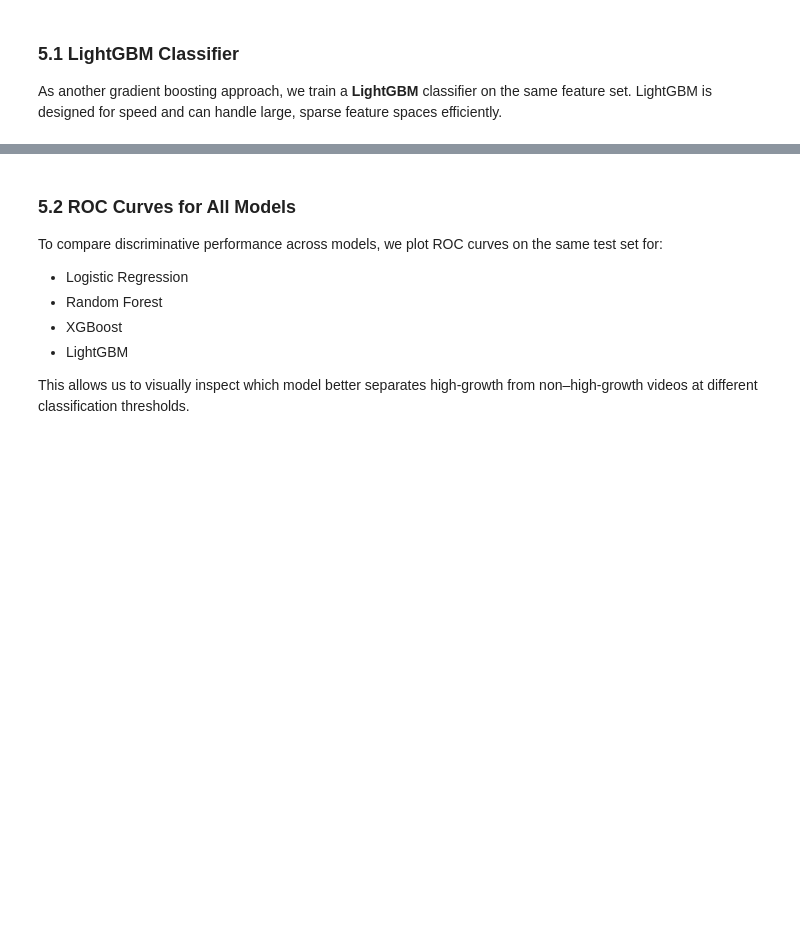
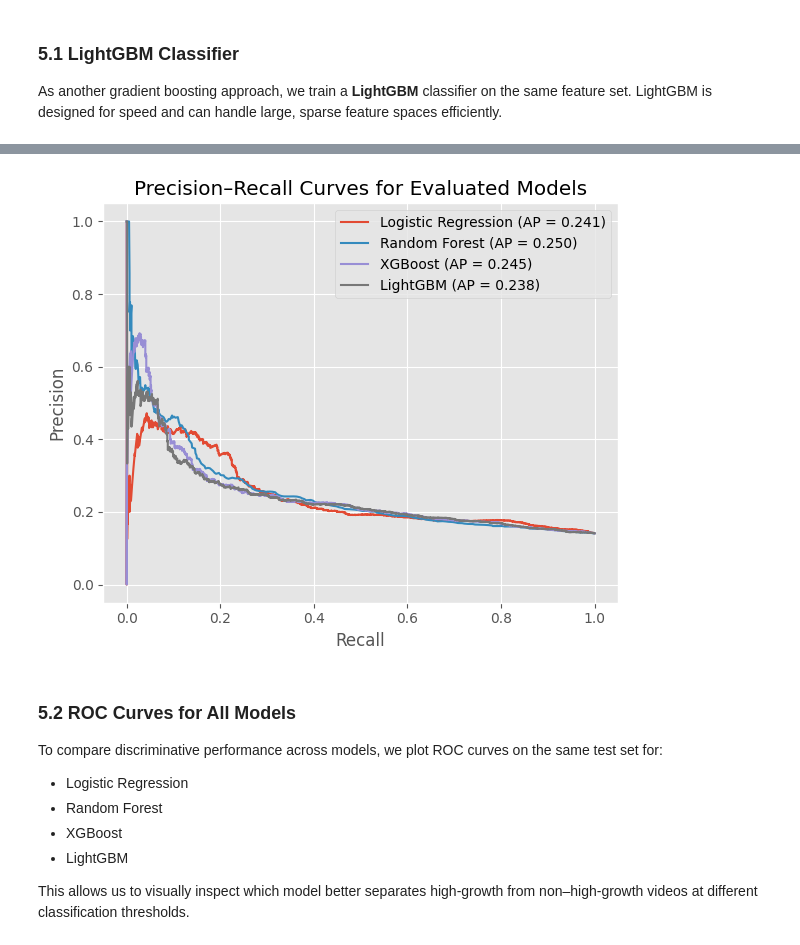
Before and after one commit to kaantanidir/DSA210-Project, a Jupyter notebook: notebooks/03_modeling.ipynb, the cells around one changed output, grey strips where cells are left out. Saved outputs shown, nothing was run; the diff lists cells and outputs as text; code cells hidden in the pictures; blank space fills up the shorter version.

```diff
--- a/notebooks/03_modeling.ipynb
+++ b/notebooks/03_modeling.ipynb
@@ -537,6 +537,35 @@ weighted avg       0.79      0.82      0.80      6920
 {'accuracy': 0.8163294797687861,
  'f1': 0.2254722730042657,
  'roc_auc': 0.6280869819826868}
+# %%
+import matplotlib.pyplot as plt
+from sklearn.metrics import precision_recall_curve, average_precision_score
+
+plt.figure(figsize=(6,5))
+
+models = {
+    "Logistic Regression": (log_reg, X_test),
+    "Random Forest": (rf, X_test),
+    "XGBoost": (xgb, X_test),
+    "LightGBM": (lgbm, X_test),
+}
+
+for name, (model, X) in models.items():
+    y_scores = model.predict_proba(X)[:, 1]
+    precision, recall, _ = precision_recall_curve(y_test, y_scores)
+    ap = average_precision_score(y_test, y_scores)
+    plt.plot(recall, precision, label=f"{name} (AP = {ap:.3f})")
+
+plt.xlabel("Recall")
+plt.ylabel("Precision")
+plt.title("Precision–Recall Curves for Evaluated Models")
+plt.legend()
+plt.tight_layout()
+
+plt.savefig("figure_pr_curve.png", dpi=300)
+plt.show()
+# %% [output]
+[figure, added]
 # %% [markdown]
 ### 5.2 ROC Curves for All Models
 
```
Also changed, not shown: parts of 2 cells of this notebook.
